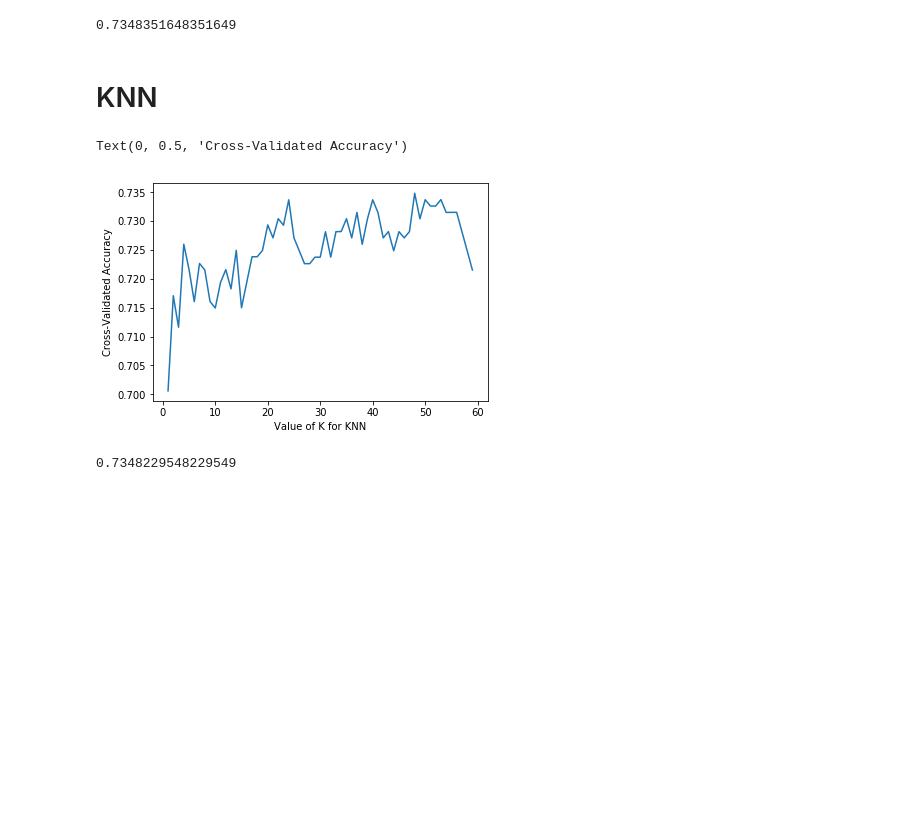
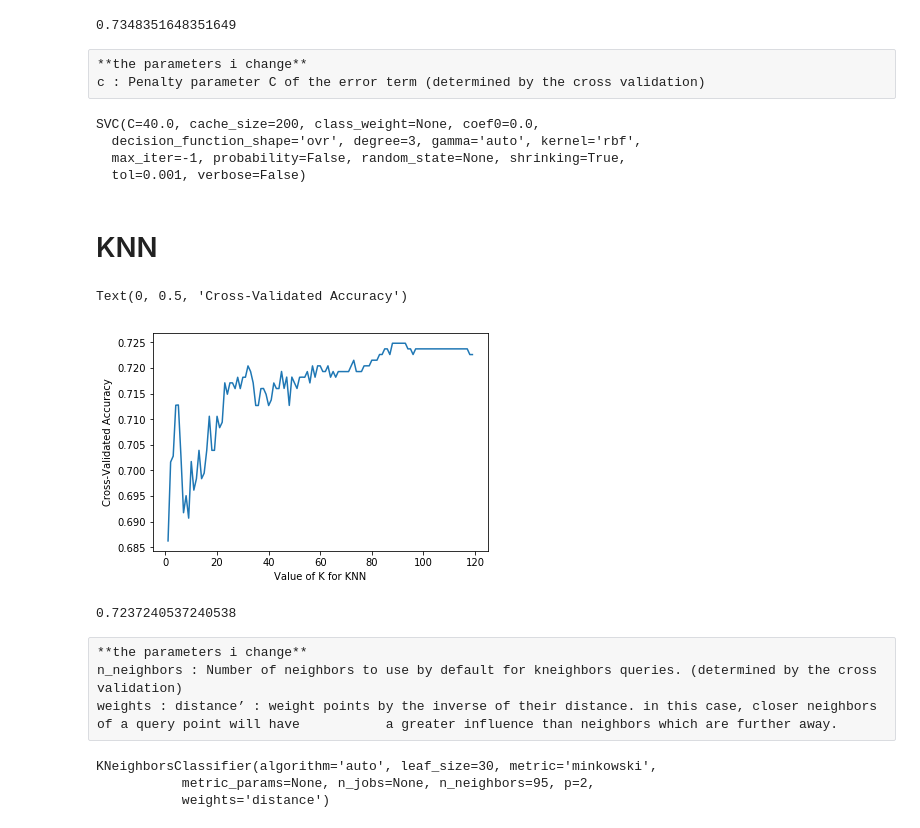
Before and after one commit to lilach199612/Game-of-Throne, a Jupyter notebook: game of throne.ipynb, the cells around one changed output. Cells and saved outputs as stored; diff of their text form; code cells hidden in the pictures; blank space fills up the shorter version.

```diff
--- a/game of throne.ipynb
+++ b/game of throne.ipynb
@@ -111,13 +154,15 @@ print(cross_val_score(logreg, X, y, cv=10, scoring='accuracy').mean())
 # %% [markdown]
 # SVC
 # %%
+# search for an optimal value of C for SVC
 c_range = list(range(1,60))
 c_scores = []
 for c in c_range:
-    svc = SVC(gamma="auto",C=c)
+    svc = SVC(C=c)
     scores = cross_val_score(svc, X, y, cv=10, scoring='accuracy')
     c_scores.append(scores.mean())
 
+# plot the value of C for SVC (x-axis) versus the cross-validated accuracy (y-axis)
 plt.plot(c_range, c_scores)
 plt.xlabel('Value of c for C in SVC')
 plt.ylabel('Cross-Validated Accuracy')
@@ -130,24 +176,47 @@ svc.score(X_test,y_test)
 print(cross_val_score(svc, X, y, cv=10, scoring='accuracy').mean())
 # %% [output]
 0.7348351648351649
+# %% [raw]
+**the parameters i change**
+c : Penalty parameter C of the error term (determined by the cross validation)
+# %%
+SVC(gamma="auto",C=40.0)
+# %% [output]
+SVC(C=40.0, cache_size=200, class_weight=None, coef0=0.0,
+  decision_function_shape='ovr', degree=3, gamma='auto', kernel='rbf',
+  max_iter=-1, probability=False, random_state=None, shrinking=True,
+  tol=0.001, verbose=False)
 # %% [markdown]
 # KNN
 # %%
-k_range = list(range(1, 60))
+# search for an optimal value of K for KNN
+k_range = list(range(1, 120))
 k_scores = []
 for k in k_range:
-    knn = KNeighborsClassifier(n_neighbors=k,weights="distance",p=1)
+    knn = KNeighborsClassifier(n_neighbors=k,weights="distance")
     scores = cross_val_score(knn, X, y, cv=10, scoring='accuracy')
     k_scores.append(scores.mean())
 
+# plot the value of K for KNN (x-axis) versus the cross-validated accuracy (y-axis)
 plt.plot(k_range, k_scores)
 plt.xlabel('Value of K for KNN')
 plt.ylabel('Cross-Validated Accuracy')
 # %% [output]
 Text(0, 0.5, 'Cross-Validated Accuracy')
-[figure, old version]
+[figure, new version]
 # %%
-knn = KNeighborsClassifier(n_neighbors=48,weights="distance",p=1)
+# 10-fold cross-validation with the best KNN model
+knn = KNeighborsClassifier(n_neighbors=95,weights="distance")
 print(cross_val_score(knn, X, y, cv=10, scoring='accuracy').mean())
 # %% [output]
-0.7348229548229549
+0.7237240537240538
+# %% [raw]
+**the parameters i change**
+n_neighbors : Number of neighbors to use by default for kneighbors queries. (determined by the cross validation)
+weights : distance’ : weight points by the inverse of their distance. in this case, closer neighbors of a query point will have           a greater influence than neighbors which are further away.
+# %%
+KNeighborsClassifier(n_neighbors=95,weights="distance")
+# %% [output]
+KNeighborsClassifier(algorithm='auto', leaf_size=30, metric='minkowski',
+           metric_params=None, n_jobs=None, n_neighbors=95, p=2,
+           weights='distance')
```
Also changed, not shown: parts of 11 cells of this notebook.
